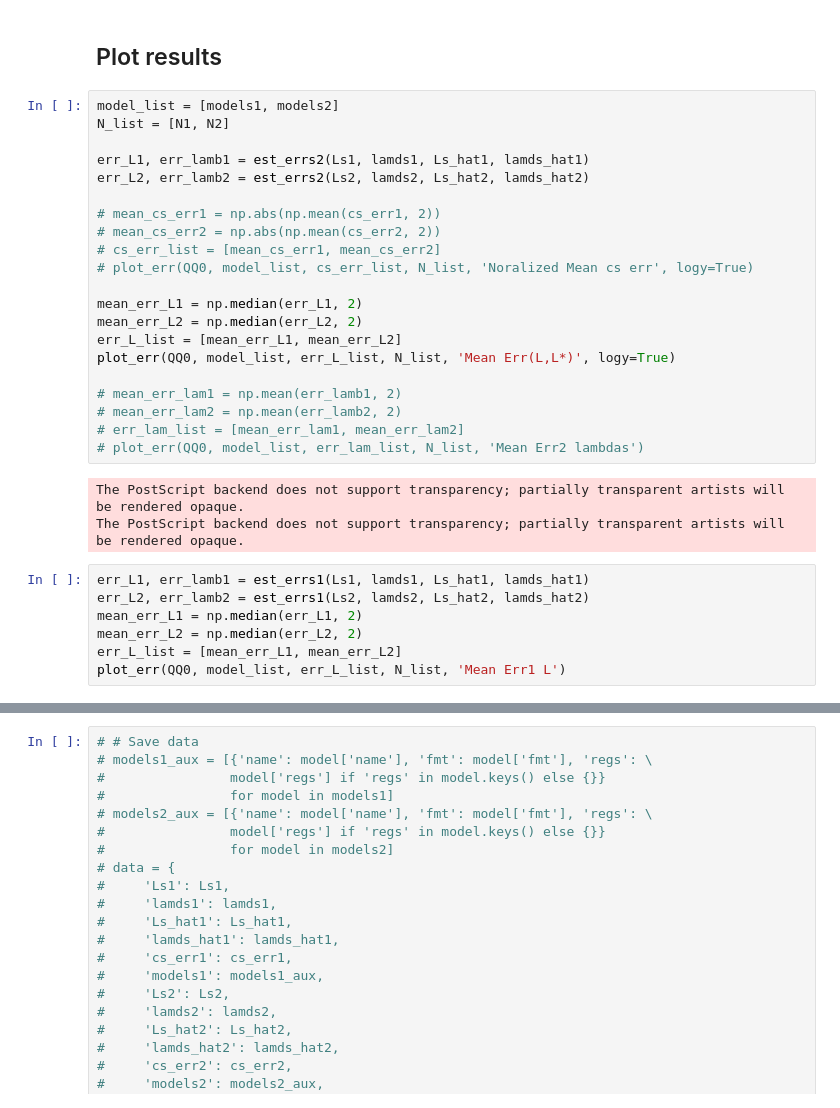
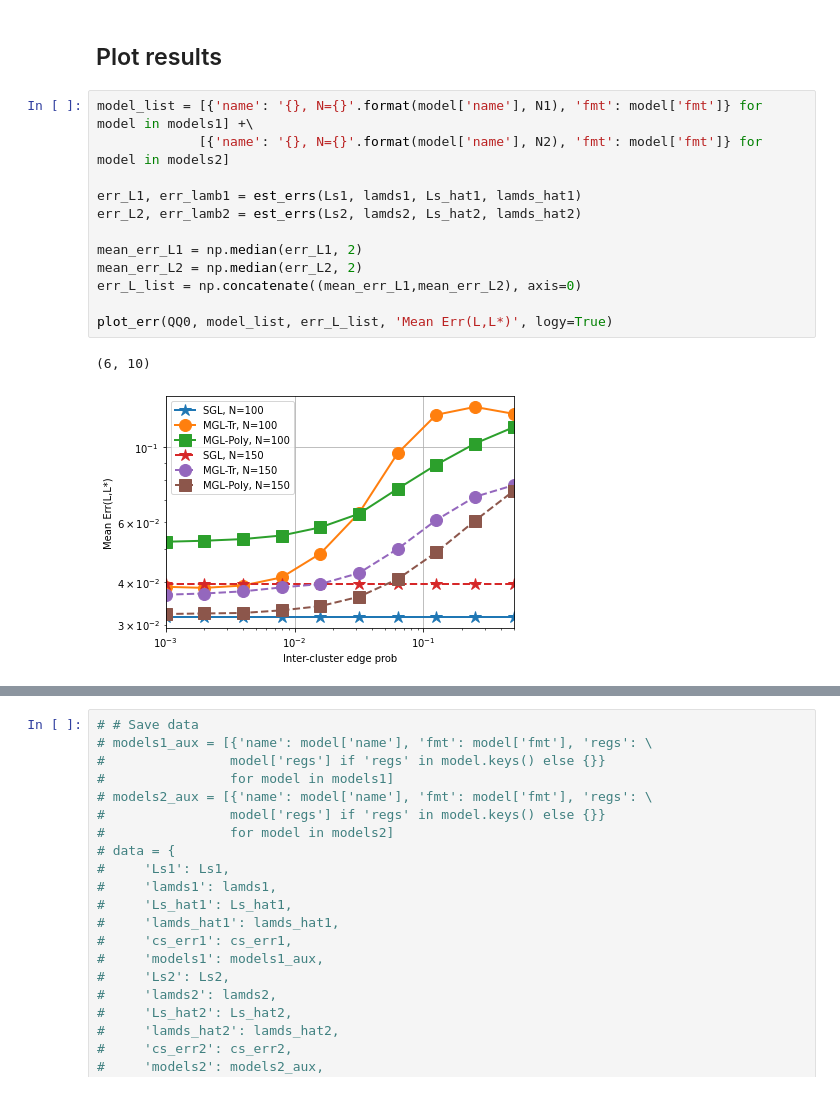
Before and after one commit to reysam93/motif_nti, a Jupyter notebook: ref_graph_errors.ipynb, the cells around one changed output, grey strips where cells are left out. Cells and saved outputs as stored; diff of their text form.

```diff
--- a/ref_graph_errors.ipynb
+++ b/ref_graph_errors.ipynb
@@ -240,33 +206,17 @@ N_CPUS: 12
 # %% [markdown]
 ## Plot results
 # %%
-model_list = [models1, models2]
-N_list = [N1, N2]
+model_list = [{'name': '{}, N={}'.format(model['name'], N1), 'fmt': model['fmt']} for model in models1] +\
+             [{'name': '{}, N={}'.format(model['name'], N2), 'fmt': model['fmt']} for model in models2]
 
-err_L1, err_lamb1 = est_errs2(Ls1, lamds1, Ls_hat1, lamds_hat1)
-err_L2, err_lamb2 = est_errs2(Ls2, lamds2, Ls_hat2, lamds_hat2)
-
-# mean_cs_err1 = np.abs(np.mean(cs_err1, 2))
-# mean_cs_err2 = np.abs(np.mean(cs_err2, 2))
-# cs_err_list = [mean_cs_err1, mean_cs_err2]
-# plot_err(QQ0, model_list, cs_err_list, N_list, 'Noralized Mean cs err', logy=True)
+err_L1, err_lamb1 = est_errs(Ls1, lamds1, Ls_hat1, lamds_hat1)
+err_L2, err_lamb2 = est_errs(Ls2, lamds2, Ls_hat2, lamds_hat2)
 
 mean_err_L1 = np.median(err_L1, 2)
 mean_err_L2 = np.median(err_L2, 2)
-err_L_list = [mean_err_L1, mean_err_L2]
-plot_err(QQ0, model_list, err_L_list, N_list, 'Mean Err(L,L*)', logy=True)
+err_L_list = np.concatenate((mean_err_L1,mean_err_L2), axis=0)
 
-# mean_err_lam1 = np.mean(err_lamb1, 2)
-# mean_err_lam2 = np.mean(err_lamb2, 2)
-# err_lam_list = [mean_err_lam1, mean_err_lam2]
-# plot_err(QQ0, model_list, err_lam_list, N_list, 'Mean Err2 lambdas')
+plot_err(QQ0, model_list, err_L_list, 'Mean Err(L,L*)', logy=True)
 # %% [output]
-The PostScript backend does not support transparency; partially transparent artists will be rendered opaque.
-The PostScript backend does not support transparency; partially transparent artists will be rendered opaque.
+(6, 10)
+[figure, added]
-# %%
-err_L1, err_lamb1 = est_errs1(Ls1, lamds1, Ls_hat1, lamds_hat1)
-err_L2, err_lamb2 = est_errs1(Ls2, lamds2, Ls_hat2, lamds_hat2)
-mean_err_L1 = np.median(err_L1, 2)
-mean_err_L2 = np.median(err_L2, 2)
-err_L_list = [mean_err_L1, mean_err_L2]
-plot_err(QQ0, model_list, err_L_list, N_list, 'Mean Err1 L')
```
Also changed, not shown: parts of 7 cells of this notebook, 11 other files.
